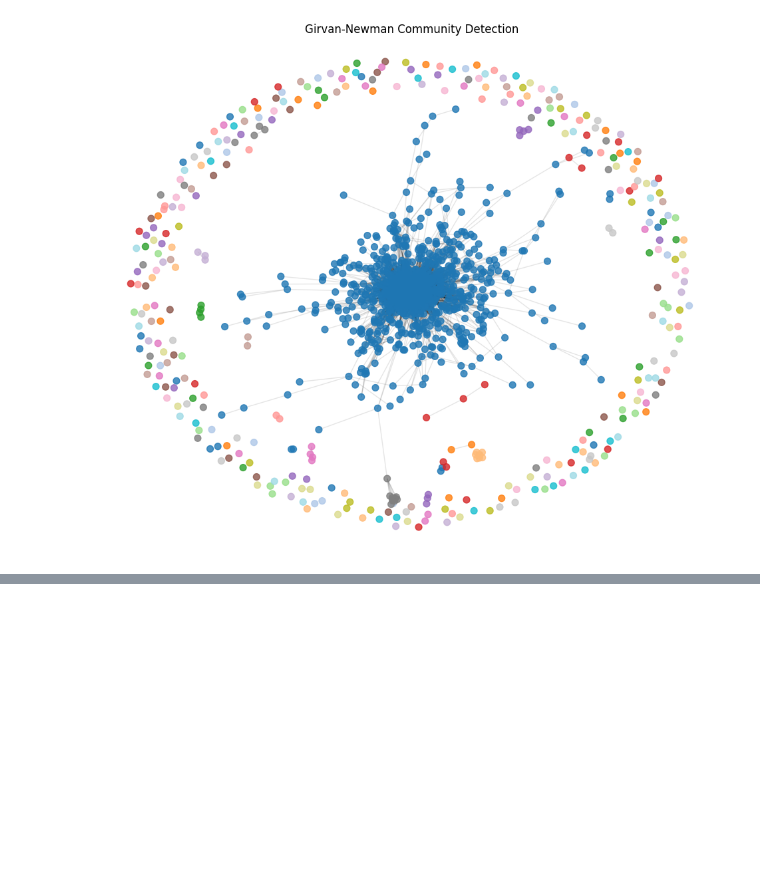
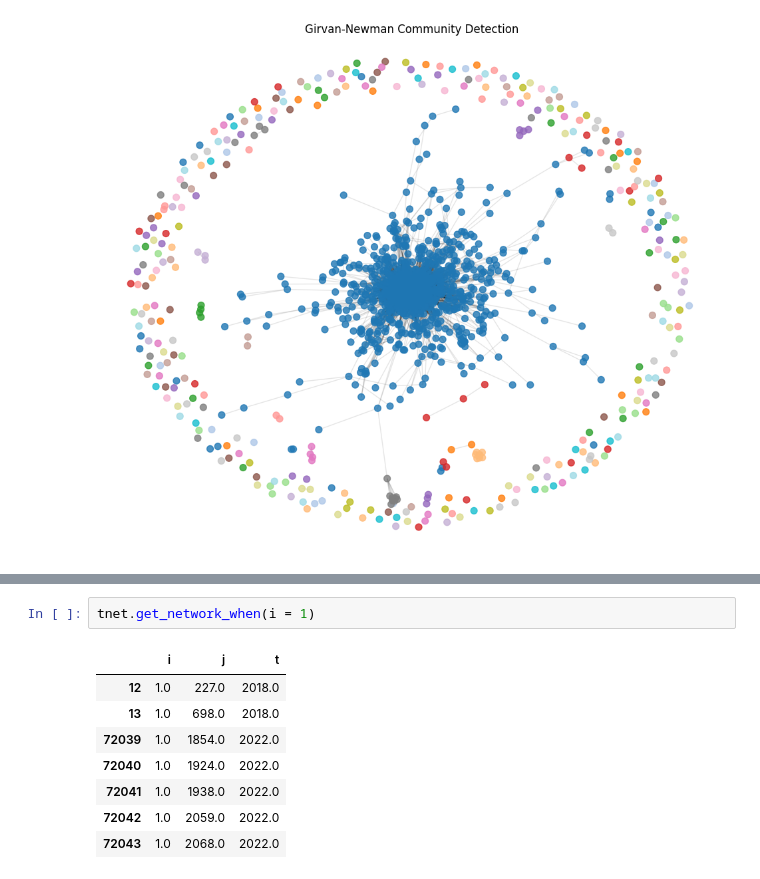
Before and after one commit to nurfnick/NetworkScience, a Jupyter notebook: Project/project.ipynb, the cells around one changed output, grey strips where cells are left out. Drawn from its saved outputs; the diff is of its cells as text; blank space fills up the shorter version.

```diff
--- a/Project/project.ipynb
+++ b/Project/project.ipynb
@@ -512,0 +609,11 @@ Modularity: 0.0076
+# %%
+tnet.get_network_when(i = 1)
+# %% [output]
+|  | i | j | t |
+| 12 | 1.0 | 227.0 | 2018.0 |
+| 13 | 1.0 | 698.0 | 2018.0 |
+| 72039 | 1.0 | 1854.0 | 2022.0 |
+| 72040 | 1.0 | 1924.0 | 2022.0 |
+| 72041 | 1.0 | 1938.0 | 2022.0 |
+| 72042 | 1.0 | 2059.0 | 2022.0 |
+| 72043 | 1.0 | 2068.0 | 2022.0 |
```
Also changed, not shown: parts of 9 cells of this notebook.
